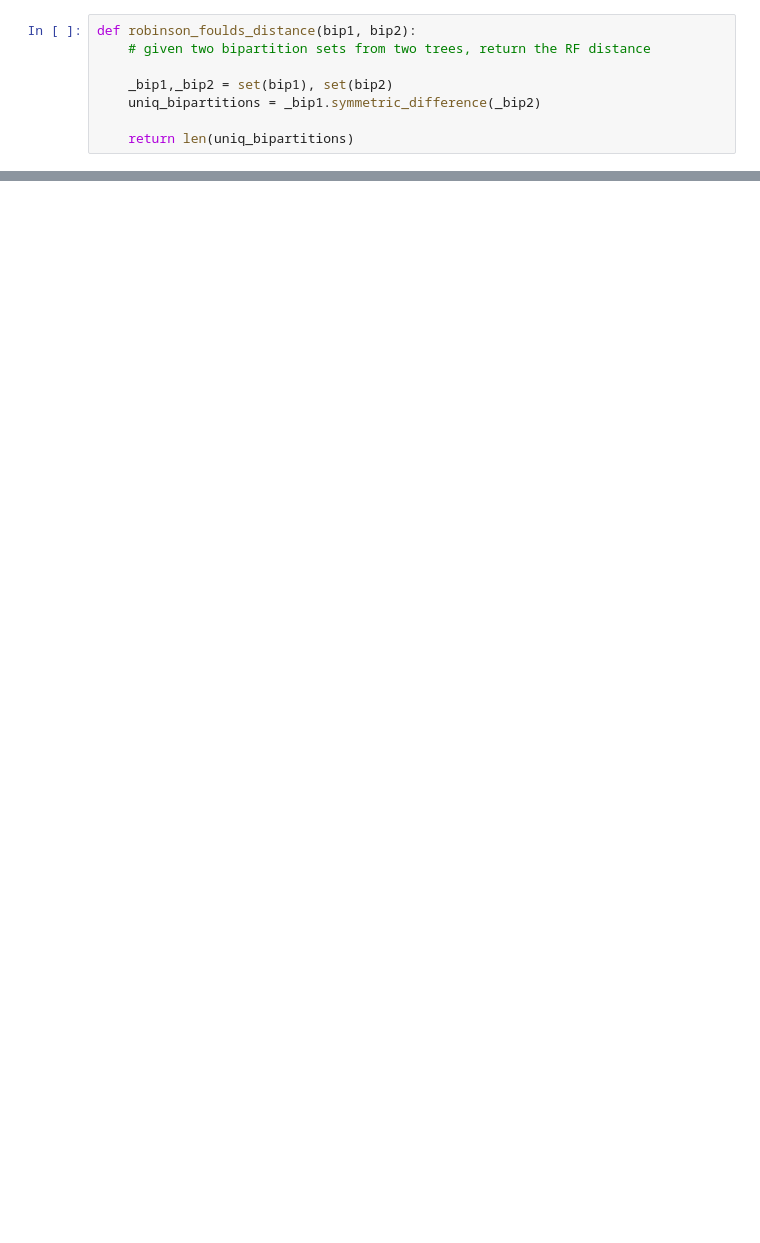
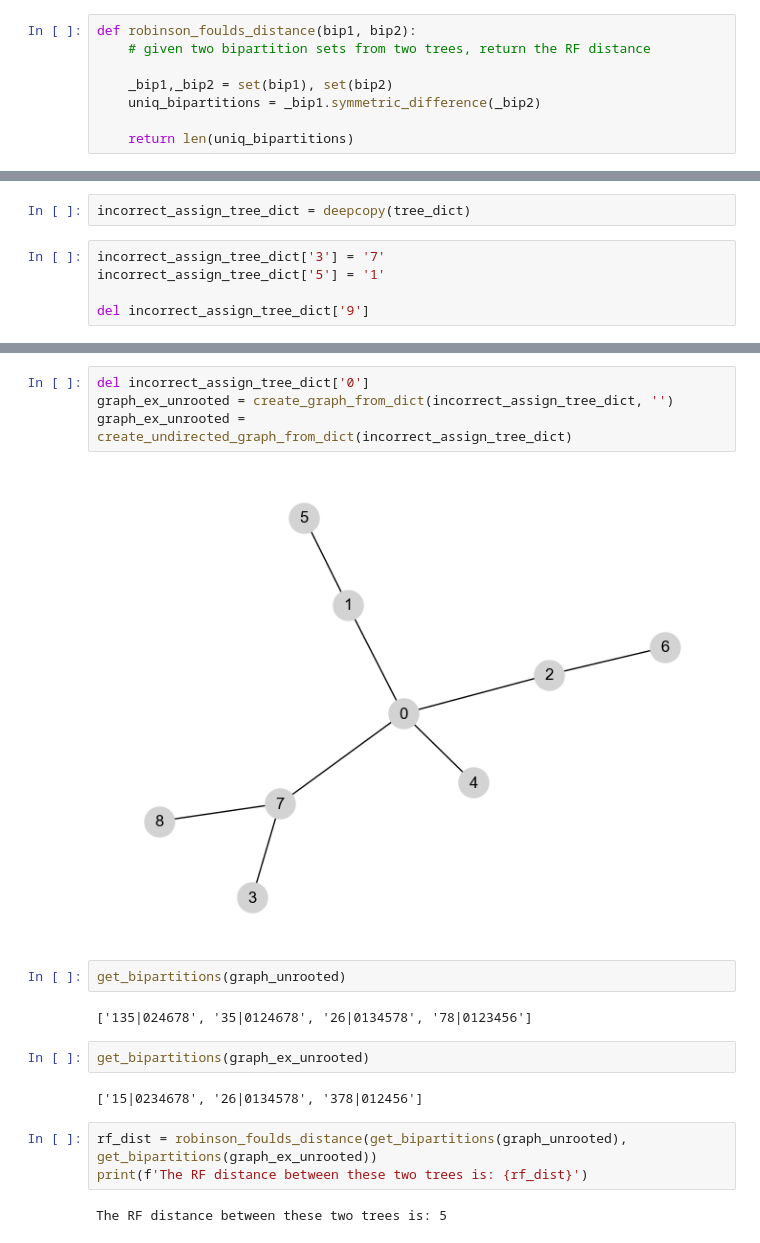
Before and after one commit to Chih-Hao-Wu/DETOPT-P, a Jupyter notebook: notebooks/Bipartitions_RFdist.ipynb, the cells around one changed output, grey strips where cells are left out. Saved outputs shown, nothing was run; the diff lists cells and outputs as text; blank space fills up the shorter version.

```diff
--- a/notebooks/Bipartitions_RFdist.ipynb
+++ b/notebooks/Bipartitions_RFdist.ipynb
@@ -231,0 +278,7 @@ def robinson_foulds_distance(bip1, bip2):
+# %%
+incorrect_assign_tree_dict = deepcopy(tree_dict)
+# %%
+incorrect_assign_tree_dict['3'] = '7'
+incorrect_assign_tree_dict['5'] = '1'
+
+del incorrect_assign_tree_dict['9']
@@ -231,0 +309,19 @@ def robinson_foulds_distance(bip1, bip2):
+# %%
+del incorrect_assign_tree_dict['0']
+graph_ex_unrooted = create_graph_from_dict(incorrect_assign_tree_dict, '')
+graph_ex_unrooted = create_undirected_graph_from_dict(incorrect_assign_tree_dict)
+# %% [output]
+[figure, added]
+# %%
+get_bipartitions(graph_unrooted)
+# %% [output]
+['135|024678', '35|0124678', '26|0134578', '78|0123456']
+# %%
+get_bipartitions(graph_ex_unrooted)
+# %% [output]
+['15|0234678', '26|0134578', '378|012456']
+# %%
+rf_dist = robinson_foulds_distance(get_bipartitions(graph_unrooted), get_bipartitions(graph_ex_unrooted))
+print(f'The RF distance between these two trees is: {rf_dist}')
+# %% [output]
+The RF distance between these two trees is: 5
```
Also changed, not shown: parts of 20 cells of this notebook.
